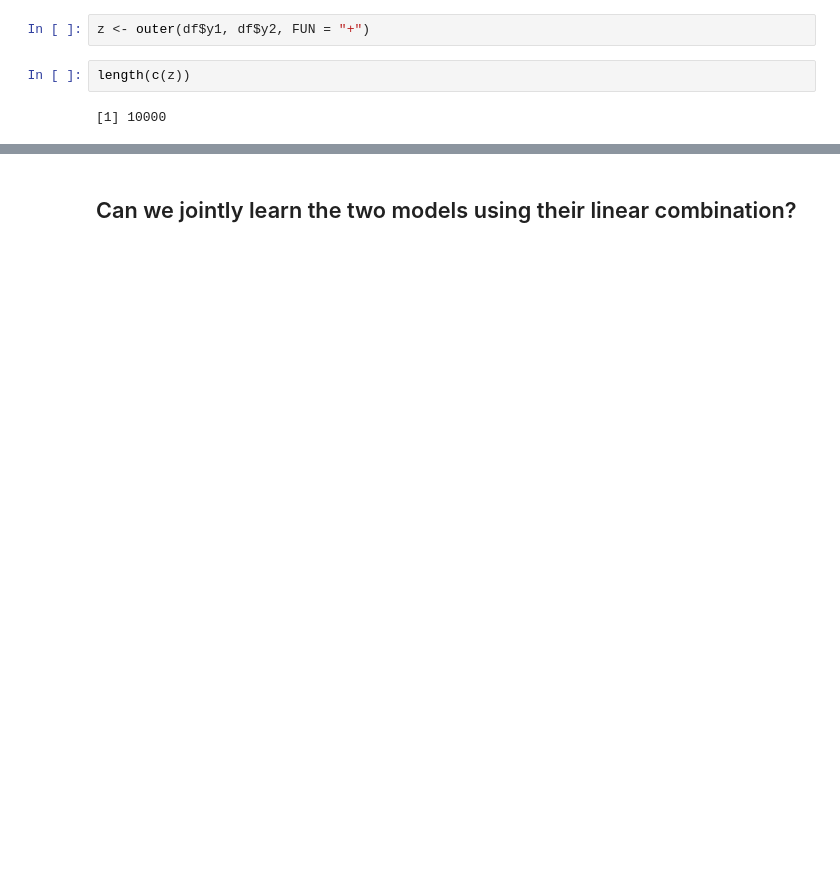
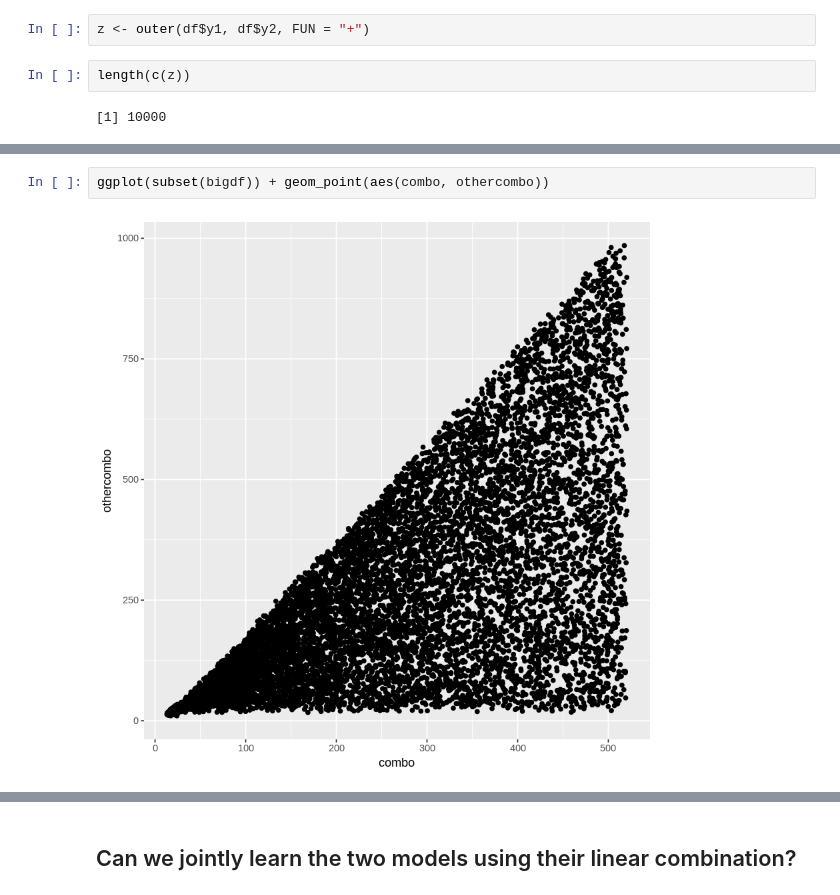
Before and after one commit to carbocation/jupyter, a Jupyter notebook: Mixup with generalized linear models.ipynb, the cells around one changed output, grey strips where cells are left out. Cells and saved outputs as stored; diff of their text form; blank space fills up the shorter version.

```diff
--- a/Mixup with generalized linear models.ipynb
+++ b/Mixup with generalized linear models.ipynb
@@ -65,3 +68,7 @@ bigdf <- data.frame(
+# %%
+ggplot(subset(bigdf)) + geom_point(aes(combo, othercombo))
+# %% [output]
+[figure, added]
 # %%
 head(bigdf)
 tail(bigdf)
```
Also changed, not shown: parts of 17 cells of this notebook.
